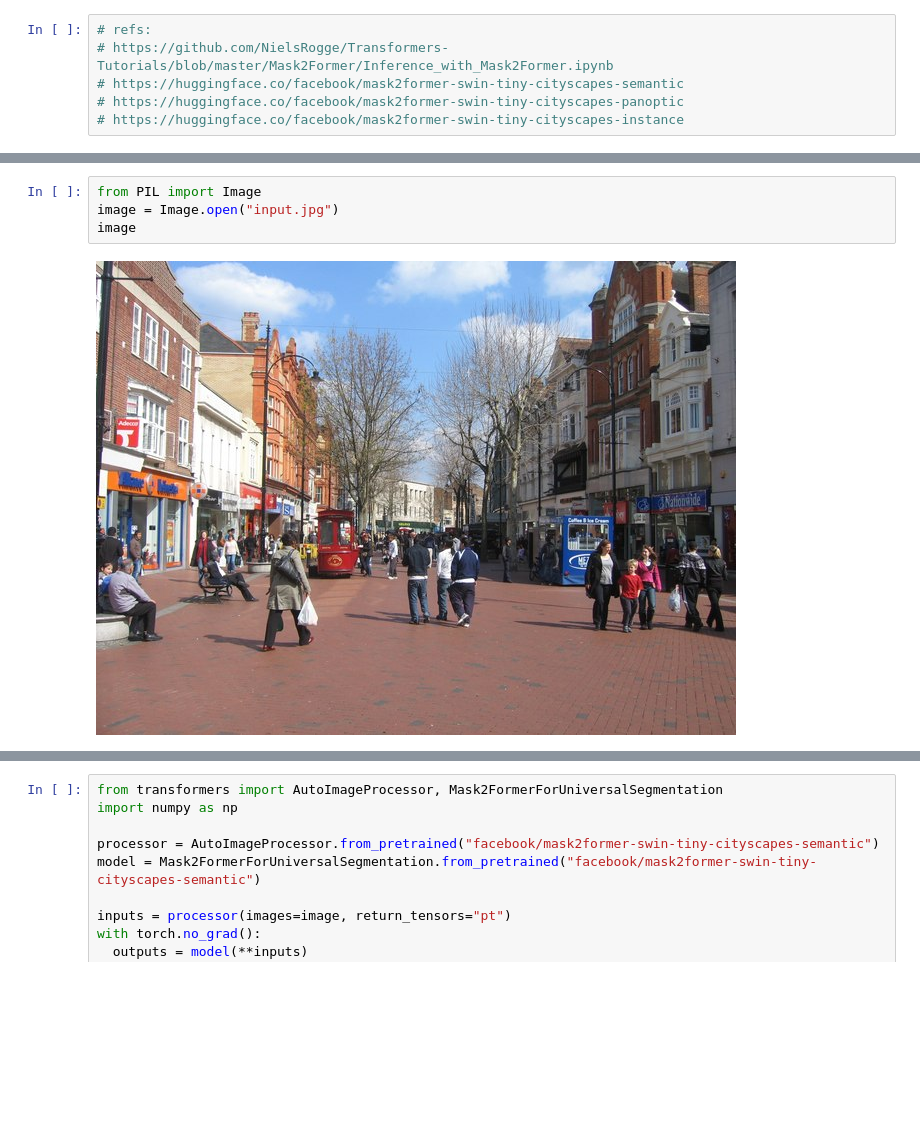
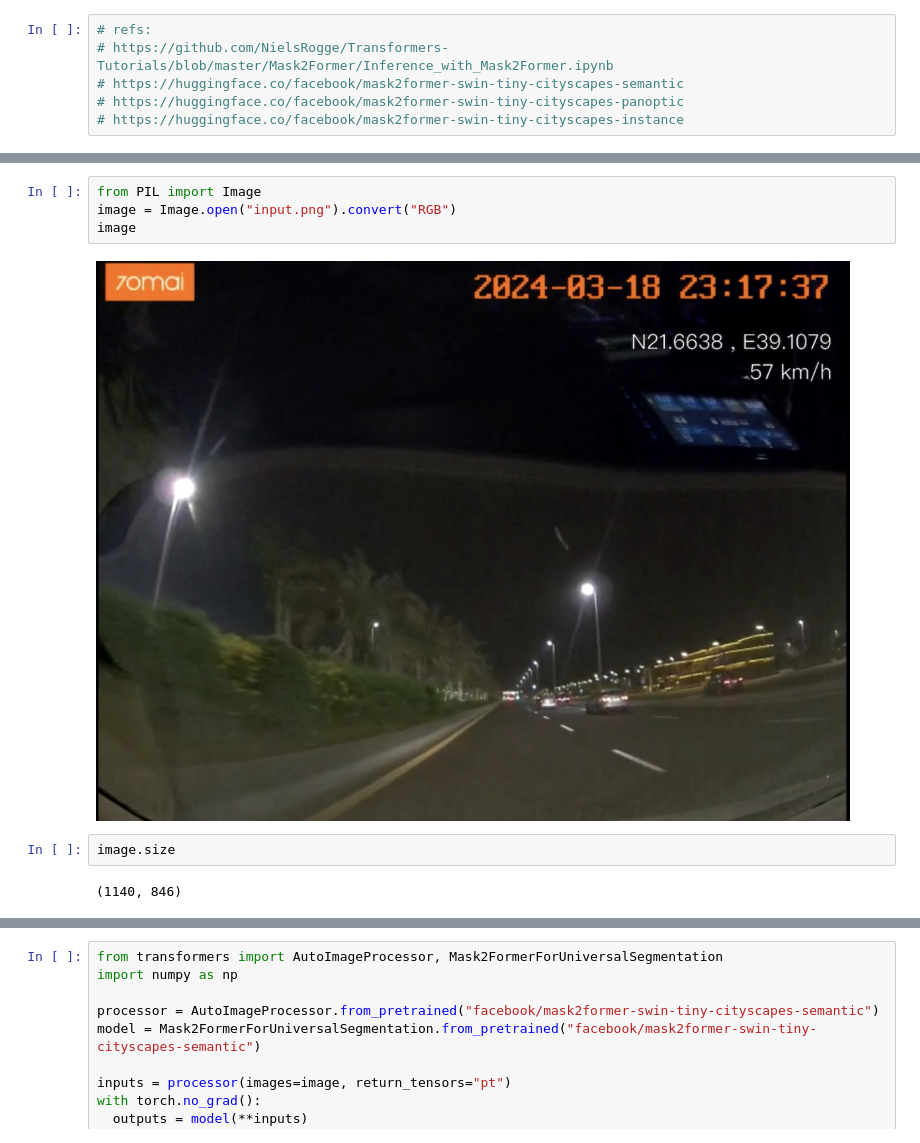
Before and after one commit to mawady/cv-recipes, a Jupyter notebook: ObjectSegmentationPanopticAndSemantic_Infer_Mask2Former_Cityscapes_PyTorch.ipynb, the cells around one changed output, grey strips where cells are left out. Drawn from its saved outputs; the diff is of its cells as text; blank space fills up the shorter version.

```diff
--- a/ObjectSegmentationPanopticAndSemantic_Infer_Mask2Former_Cityscapes_PyTorch.ipynb
+++ b/ObjectSegmentationPanopticAndSemantic_Infer_Mask2Former_Cityscapes_PyTorch.ipynb
@@ -28,9 +24,13 @@ input.jpg           100%[===================>]  91.95K  --.-KB/s    in 0.03s
 # %%
 from PIL import Image
-image = Image.open("input.jpg")
+image = Image.open("input.png").convert("RGB")
 image
 # %% [output]
-[figure, old version]
+[figure, new version]
+# %%
+image.size
+# %% [output]
+(1140, 846)
 # %%
 from transformers import AutoImageProcessor, Mask2FormerForUniversalSegmentation
 import torch
```
Also changed, not shown: parts of 5 cells of this notebook.
